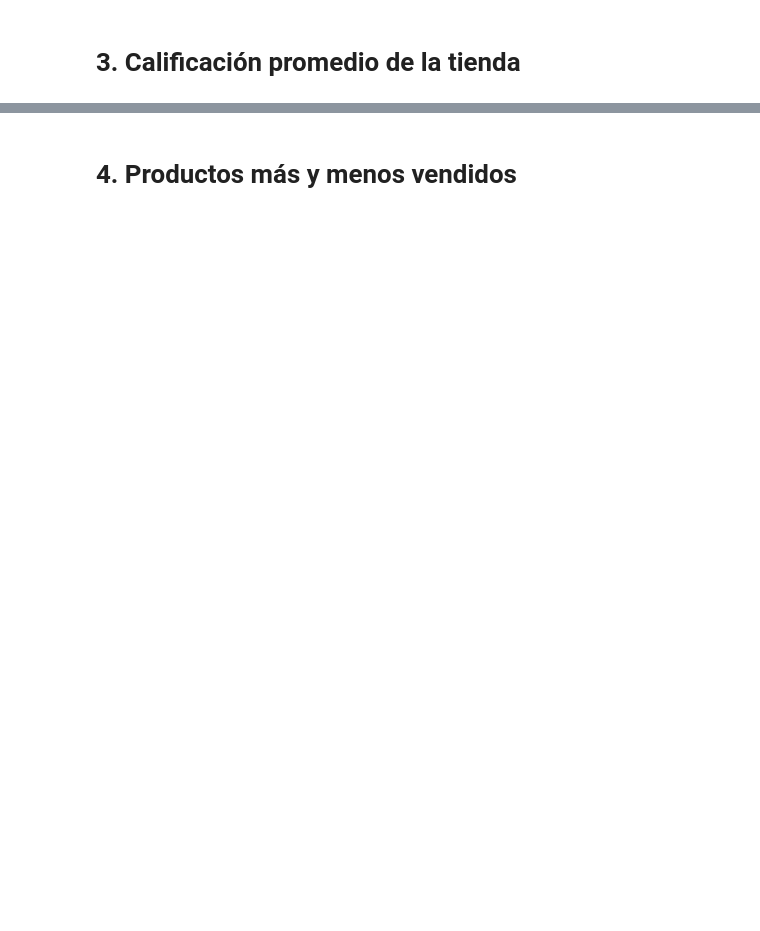
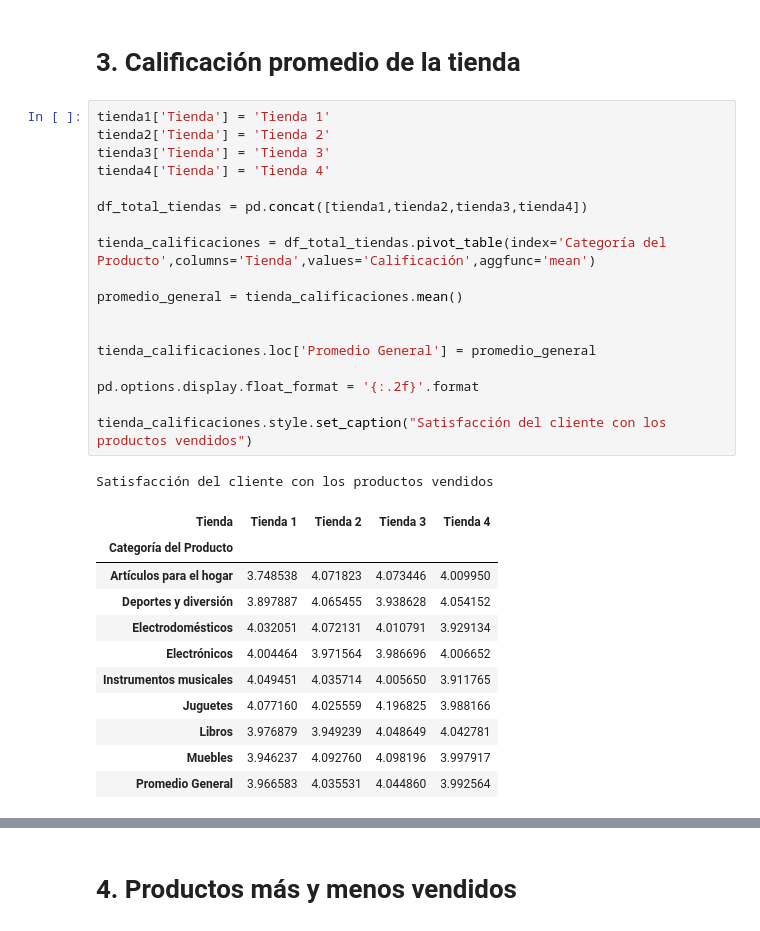
Before and after one commit to Poncho19/Challenge-Practicando-python-para-DataScience, a Jupyter notebook: AluraStoreLatam.ipynb, the cells around one changed output, grey strips where cells are left out. Cells and saved outputs as stored; diff of their text form; blank space fills up the shorter version.

```diff
--- a/AluraStoreLatam.ipynb
+++ b/AluraStoreLatam.ipynb
@@ -87,2 +86,33 @@ print(df_tiendas)
 # %% [markdown]
 # 3. Calificación promedio de la tienda
+# %%
+tienda1['Tienda'] = 'Tienda 1'
+tienda2['Tienda'] = 'Tienda 2'
+tienda3['Tienda'] = 'Tienda 3'
+tienda4['Tienda'] = 'Tienda 4'
+
+df_total_tiendas = pd.concat([tienda1,tienda2,tienda3,tienda4])
+
+tienda_calificaciones = df_total_tiendas.pivot_table(index='Categoría del Producto',columns='Tienda',values='Calificación',aggfunc='mean')
+
+promedio_general = tienda_calificaciones.mean()
+
+
+tienda_calificaciones.loc['Promedio General'] = promedio_general
+
+pd.options.display.float_format = '{:.2f}'.format
+
+tienda_calificaciones.style.set_caption("Satisfacción del cliente con los productos vendidos")
+# %% [output]
+Satisfacción del cliente con los productos vendidos
+| Tienda | Tienda 1 | Tienda 2 | Tienda 3 | Tienda 4 |
+| Categoría del Producto |  |  |  |  |
+| Artículos para el hogar | 3.748538 | 4.071823 | 4.073446 | 4.009950 |
+| Deportes y diversión | 3.897887 | 4.065455 | 3.938628 | 4.054152 |
+| Electrodomésticos | 4.032051 | 4.072131 | 4.010791 | 3.929134 |
+| Electrónicos | 4.004464 | 3.971564 | 3.986696 | 4.006652 |
+| Instrumentos musicales | 4.049451 | 4.035714 | 4.005650 | 3.911765 |
+| Juguetes | 4.077160 | 4.025559 | 4.196825 | 3.988166 |
+| Libros | 3.976879 | 3.949239 | 4.048649 | 4.042781 |
+| Muebles | 3.946237 | 4.092760 | 4.098196 | 3.997917 |
+| Promedio General | 3.966583 | 4.035531 | 4.044860 | 3.992564 |
```
Also changed, not shown: parts of 5 cells of this notebook.
